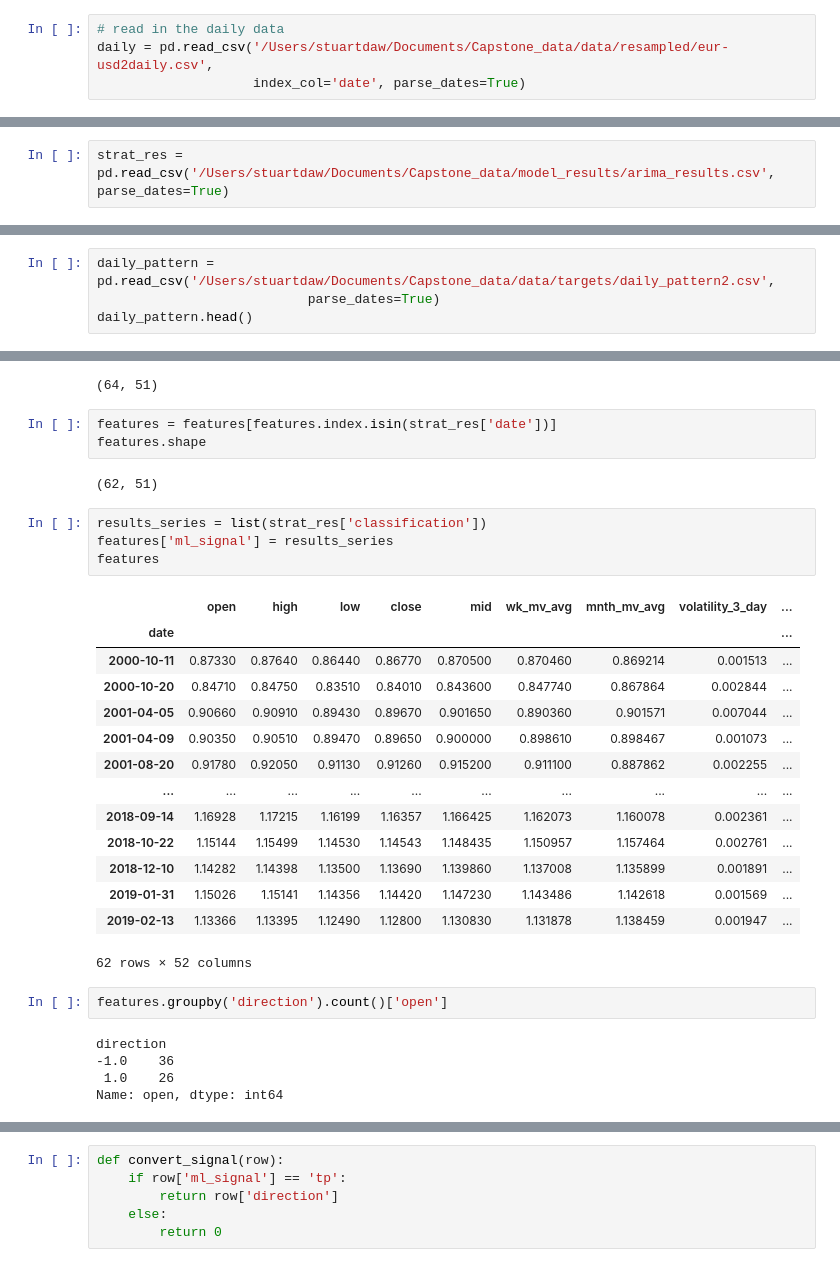
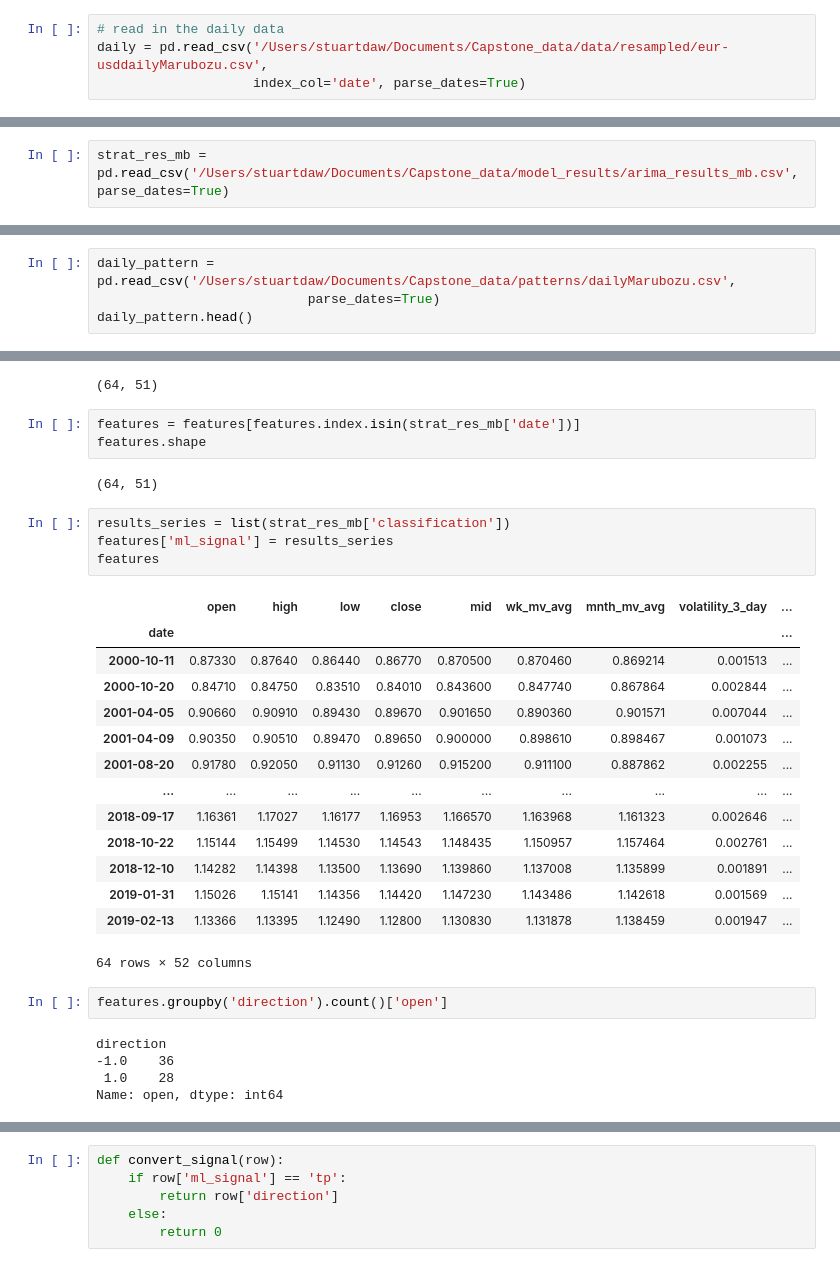
Before and after one commit to stuartdaw/Capstone_Forex, a Jupyter notebook: 07 Modelling-Multiple linear Regression.ipynb, the cells around one changed output, grey strips where cells are left out. Saved outputs shown, nothing was run; the diff lists cells and outputs as text.

```diff
--- a/07 Modelling-Multiple linear Regression.ipynb
+++ b/07 Modelling-Multiple linear Regression.ipynb
@@ -60,7 +61,7 @@ More About Prophet
 ## 2.1 EUR/USD Data
 # %%
 # read in the daily data
-daily = pd.read_csv('/Users/stuartdaw/Documents/Capstone_data/data/resampled/eur-usd2daily.csv',
+daily = pd.read_csv('/Users/stuartdaw/Documents/Capstone_data/data/resampled/eur-usddailyMarubozu.csv',
                     index_col='date', parse_dates=True)
 # %%
 daily.head()
@@ -108,5 +109,5 @@ daily.shape
 # %% [output]
 (4612, 51)
 # %%
-strat_res = pd.read_csv('/Users/stuartdaw/Documents/Capstone_data/model_results/arima_results.csv', parse_dates=True)
+strat_res_mb = pd.read_csv('/Users/stuartdaw/Documents/Capstone_data/model_results/arima_results_mb.csv', parse_dates=True)
 # %%
@@ -143,7 +144,7 @@ len(strat_res)
 #     model_info['start'] = len(train_test)-5
 #     model_info['end'] = len(train_test)-1
 # %%
-daily_pattern = pd.read_csv('/Users/stuartdaw/Documents/Capstone_data/data/targets/daily_pattern2.csv',
+daily_pattern = pd.read_csv('/Users/stuartdaw/Documents/Capstone_data/patterns/dailyMarubozu.csv',
                            parse_dates=True)
 daily_pattern.head()
 # %% [output]
@@ -160,35 +161,35 @@ features.shape
 # %% [output]
 (64, 51)
 # %%
-features = features[features.index.isin(strat_res['date'])]
+features = features[features.index.isin(strat_res_mb['date'])]
 features.shape
 # %% [output]
-(62, 51)
+(64, 51)
 # %%
-results_series = list(strat_res['classification'])
+results_series = list(strat_res_mb['classification'])
 features['ml_signal'] = results_series
 features
 # %% [output]
 |  | open | high | low | close | mid | wk_mv_avg | mnth_mv_avg | volatility_3_day | ... |
 | date |  |  |  |  |  |  |  |  | ... |
 | 2000-10-11 | 0.87330 | 0.87640 | 0.86440 | 0.86770 | 0.870500 | 0.870460 | 0.869214 | 0.001513 | ... |
 | 2000-10-20 | 0.84710 | 0.84750 | 0.83510 | 0.84010 | 0.843600 | 0.847740 | 0.867864 | 0.002844 | ... |
 | 2001-04-05 | 0.90660 | 0.90910 | 0.89430 | 0.89670 | 0.901650 | 0.890360 | 0.901571 | 0.007044 | ... |
 | 2001-04-09 | 0.90350 | 0.90510 | 0.89470 | 0.89650 | 0.900000 | 0.898610 | 0.898467 | 0.001073 | ... |
 | 2001-08-20 | 0.91780 | 0.92050 | 0.91130 | 0.91260 | 0.915200 | 0.911100 | 0.887862 | 0.002255 | ... |
 | ... | ... | ... | ... | ... | ... | ... | ... | ... | ... |
-| 2018-09-14 | 1.16928 | 1.17215 | 1.16199 | 1.16357 | 1.166425 | 1.162073 | 1.160078 | 0.002361 | ... |
+| 2018-09-17 | 1.16361 | 1.17027 | 1.16177 | 1.16953 | 1.166570 | 1.163968 | 1.161323 | 0.002646 | ... |
 | 2018-10-22 | 1.15144 | 1.15499 | 1.14530 | 1.14543 | 1.148435 | 1.150957 | 1.157464 | 0.002761 | ... |
 | 2018-12-10 | 1.14282 | 1.14398 | 1.13500 | 1.13690 | 1.139860 | 1.137008 | 1.135899 | 0.001891 | ... |
 | 2019-01-31 | 1.15026 | 1.15141 | 1.14356 | 1.14420 | 1.147230 | 1.143486 | 1.142618 | 0.001569 | ... |
 | 2019-02-13 | 1.13366 | 1.13395 | 1.12490 | 1.12800 | 1.130830 | 1.131878 | 1.138459 | 0.001947 | ... |
-62 rows × 52 columns
+64 rows × 52 columns
 # %%
 features.groupby('direction').count()['open']
 # %% [output]
 direction
 -1.0    36
- 1.0    26
+ 1.0    28
 Name: open, dtype: int64
 # %%
 features.groupby('ml_signal').count()
```
Also changed, not shown: parts of 107 cells of this notebook, 3 other files.
